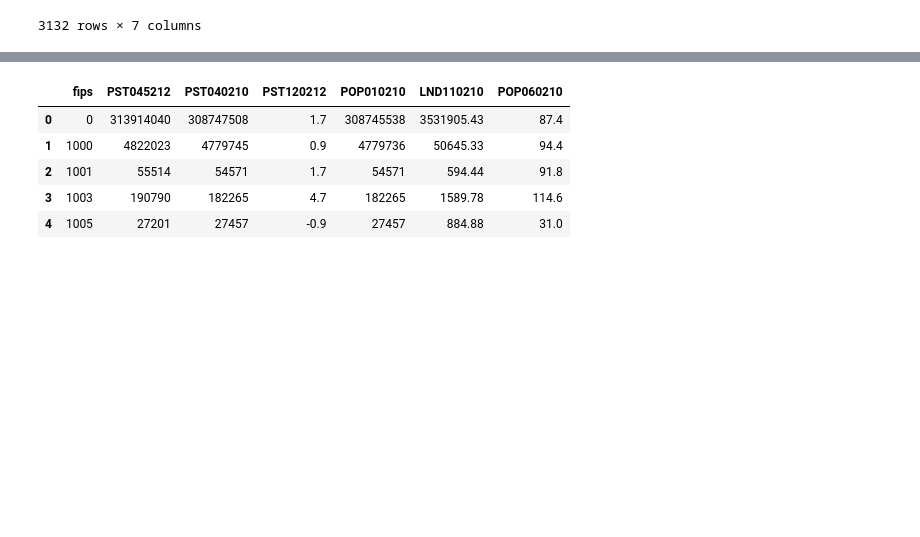
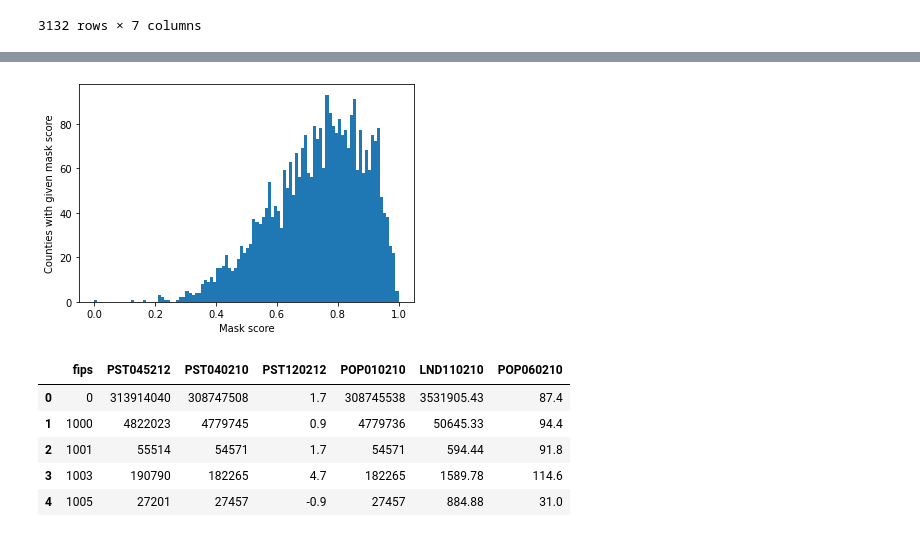
Before and after one commit to jace-kline/eecs-731-covid-masks, a Jupyter notebook: notebooks/mask-use.ipynb, the cells around one changed output, grey strips where cells are left out. Cells and saved outputs as stored; diff of their text form; code cells hidden in the pictures; blank space fills up the shorter version.

Commit message:
data exploration, plots

```diff
--- a/notebooks/mask-use.ipynb
+++ b/notebooks/mask-use.ipynb
@@ -170,0 +157,3 @@ df_masks
+# %%
+# Set index to county code
+df_masks.set_index('county_fips_code')
@@ -171,3 +175,10 @@ df_masks
+# %%
+plt.hist(df_masks.mask_score, bins=100)
+plt.xlabel('Mask score')
+plt.ylabel('Counties with given mask score')
+plt.show()
+# %% [output]
+[figure, added]
 # %%
 # Import the population density dataset
 df_pops = pd.read_csv(initial_data + 'census-population-landarea.csv')
```
Also changed, not shown: parts of 21 cells of this notebook, 1 other file.
